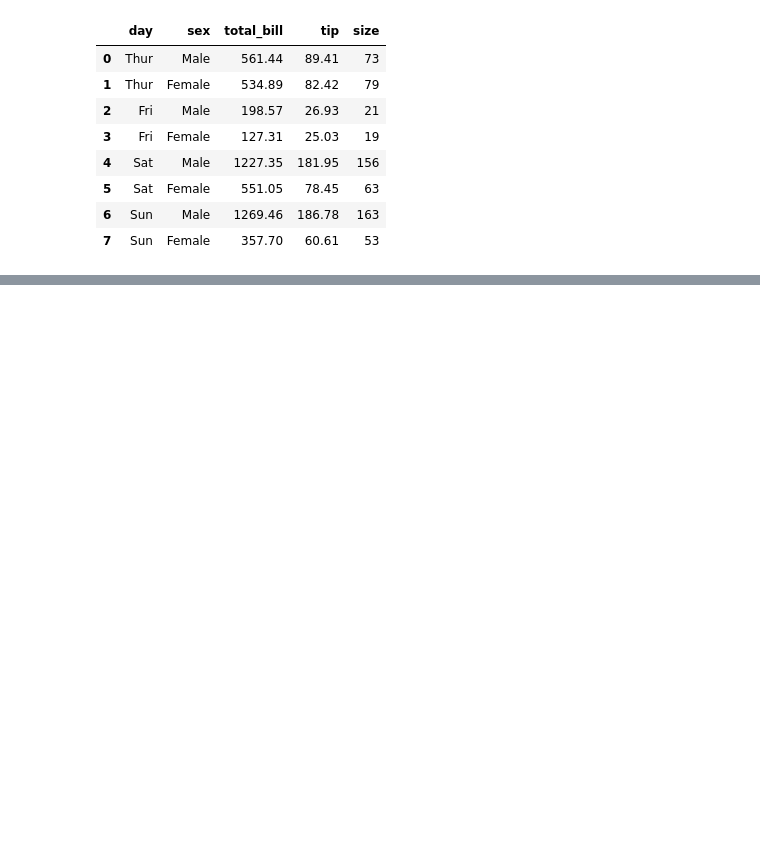
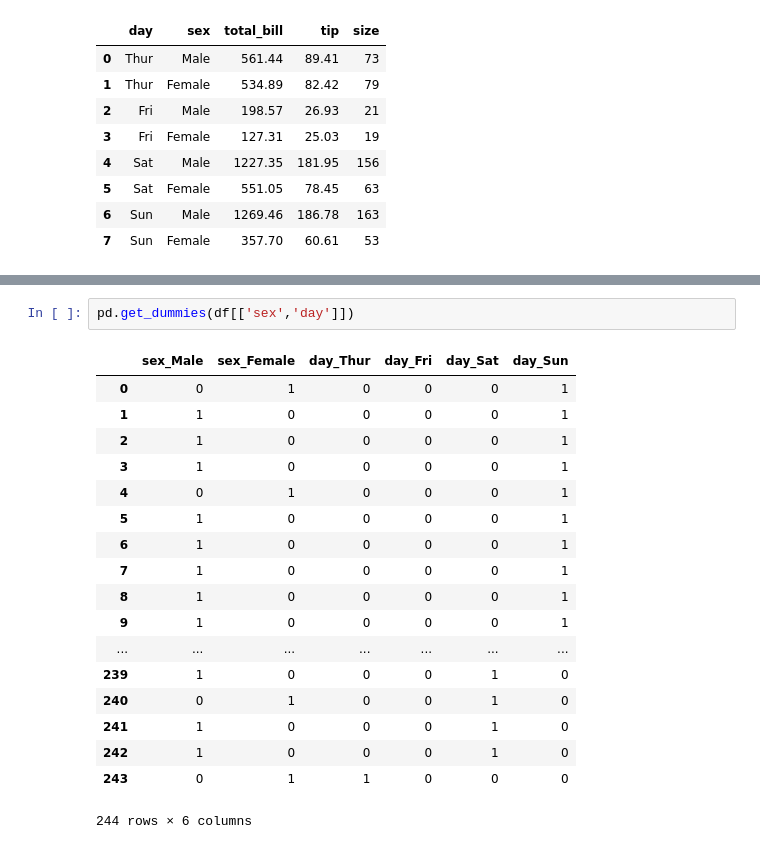
Before and after one commit to srikanthpragada/DS_01_OCT_2019, a Jupyter notebook: tips.ipynb, the cells around one changed output, grey strips where cells are left out. Cells and saved outputs as stored; diff of their text form; blank space fills up the shorter version.

```diff
--- a/tips.ipynb
+++ b/tips.ipynb
@@ -635,0 +788,21 @@ g_day_sex.sum()
+# %%
+pd.get_dummies(df[['sex','day']])
+# %% [output]
+|  | sex_Male | sex_Female | day_Thur | day_Fri | day_Sat | day_Sun |
+| 0 | 0 | 1 | 0 | 0 | 0 | 1 |
+| 1 | 1 | 0 | 0 | 0 | 0 | 1 |
+| 2 | 1 | 0 | 0 | 0 | 0 | 1 |
+| 3 | 1 | 0 | 0 | 0 | 0 | 1 |
+| 4 | 0 | 1 | 0 | 0 | 0 | 1 |
+| 5 | 1 | 0 | 0 | 0 | 0 | 1 |
+| 6 | 1 | 0 | 0 | 0 | 0 | 1 |
+| 7 | 1 | 0 | 0 | 0 | 0 | 1 |
+| 8 | 1 | 0 | 0 | 0 | 0 | 1 |
+| 9 | 1 | 0 | 0 | 0 | 0 | 1 |
+| ... | ... | ... | ... | ... | ... | ... |
+| 239 | 1 | 0 | 0 | 0 | 1 | 0 |
+| 240 | 0 | 1 | 0 | 0 | 1 | 0 |
+| 241 | 1 | 0 | 0 | 0 | 1 | 0 |
+| 242 | 1 | 0 | 0 | 0 | 1 | 0 |
+| 243 | 0 | 1 | 1 | 0 | 0 | 0 |
+244 rows × 6 columns
```
Also changed, not shown: parts of 19 cells of this notebook, 2 other files.
